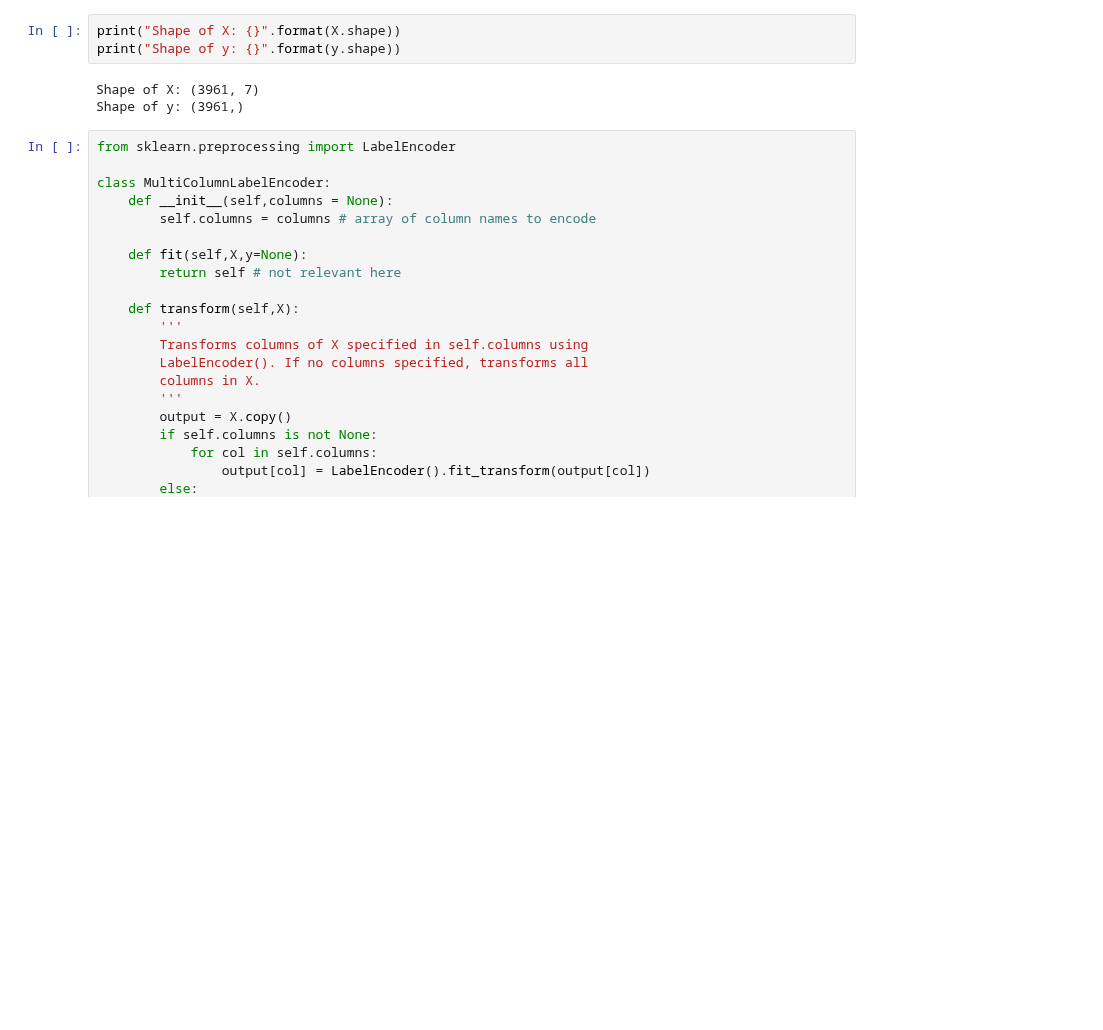
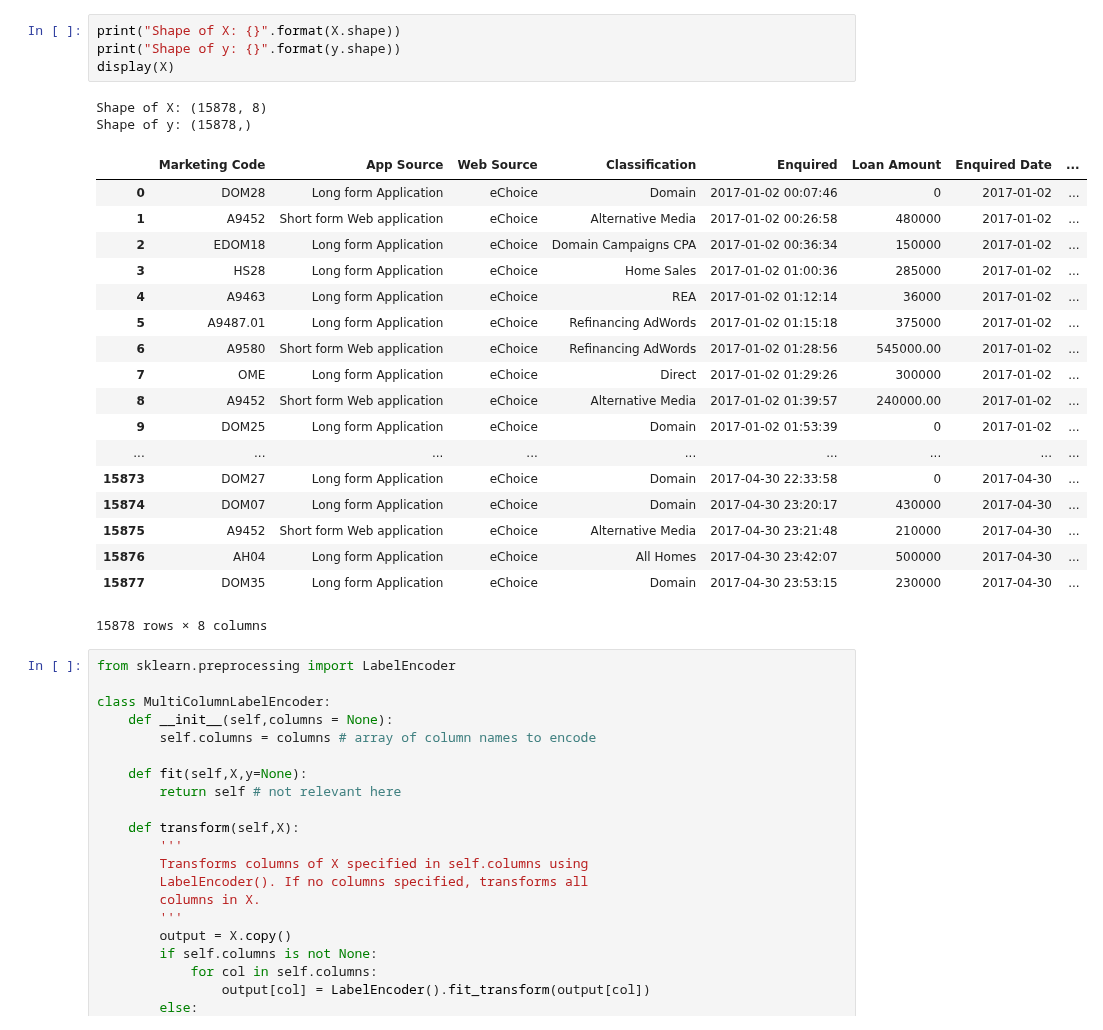
Before and after one commit to MagicMike90/customer-interest, a Jupyter notebook: enquiry.ipynb, the cells around one changed output. Cells and saved outputs as stored; diff of their text form; blank space fills up the shorter version.

```diff
--- a/enquiry.ipynb
+++ b/enquiry.ipynb
@@ -81,9 +88,28 @@ Index(['Marketing Code', 'App Source', 'Web Source', 'Classification',
 # %%
 print("Shape of X: {}".format(X.shape))
 print("Shape of y: {}".format(y.shape))
+display(X)
 # %% [output]
-Shape of X: (3961, 7)
-Shape of y: (3961,)
+Shape of X: (15878, 8)
+Shape of y: (15878,)
+|  | Marketing Code | App Source | Web Source | Classification | Enquired | Loan Amount | Enquired Date | ... |
+| 0 | DOM28 | Long form Application | eChoice | Domain | 2017-01-02 00:07:46 | 0 | 2017-01-02 | ... |
+| 1 | A9452 | Short form Web application | eChoice | Alternative Media | 2017-01-02 00:26:58 | 480000 | 2017-01-02 | ... |
+| 2 | EDOM18 | Long form Application | eChoice | Domain Campaigns CPA | 2017-01-02 00:36:34 | 150000 | 2017-01-02 | ... |
+| 3 | HS28 | Long form Application | eChoice | Home Sales | 2017-01-02 01:00:36 | 285000 | 2017-01-02 | ... |
+| 4 | A9463 | Long form Application | eChoice | REA | 2017-01-02 01:12:14 | 36000 | 2017-01-02 | ... |
+| 5 | A9487.01 | Long form Application | eChoice | Refinancing AdWords | 2017-01-02 01:15:18 | 375000 | 2017-01-02 | ... |
+| 6 | A9580 | Short form Web application | eChoice | Refinancing AdWords | 2017-01-02 01:28:56 | 545000.00 | 2017-01-02 | ... |
+| 7 | OME | Long form Application | eChoice | Direct | 2017-01-02 01:29:26 | 300000 | 2017-01-02 | ... |
+| 8 | A9452 | Short form Web application | eChoice | Alternative Media | 2017-01-02 01:39:57 | 240000.00 | 2017-01-02 | ... |
+| 9 | DOM25 | Long form Application | eChoice | Domain | 2017-01-02 01:53:39 | 0 | 2017-01-02 | ... |
+| ... | ... | ... | ... | ... | ... | ... | ... | ... |
+| 15873 | DOM27 | Long form Application | eChoice | Domain | 2017-04-30 22:33:58 | 0 | 2017-04-30 | ... |
+| 15874 | DOM07 | Long form Application | eChoice | Domain | 2017-04-30 23:20:17 | 430000 | 2017-04-30 | ... |
+| 15875 | A9452 | Short form Web application | eChoice | Alternative Media | 2017-04-30 23:21:48 | 210000 | 2017-04-30 | ... |
+| 15876 | AH04 | Long form Application | eChoice | All Homes | 2017-04-30 23:42:07 | 500000 | 2017-04-30 | ... |
+| 15877 | DOM35 | Long form Application | eChoice | Domain | 2017-04-30 23:53:15 | 230000 | 2017-04-30 | ... |
+15878 rows × 8 columns
 # %%
 from sklearn.preprocessing import LabelEncoder
 
```
Also changed, not shown: parts of 13 cells of this notebook.
